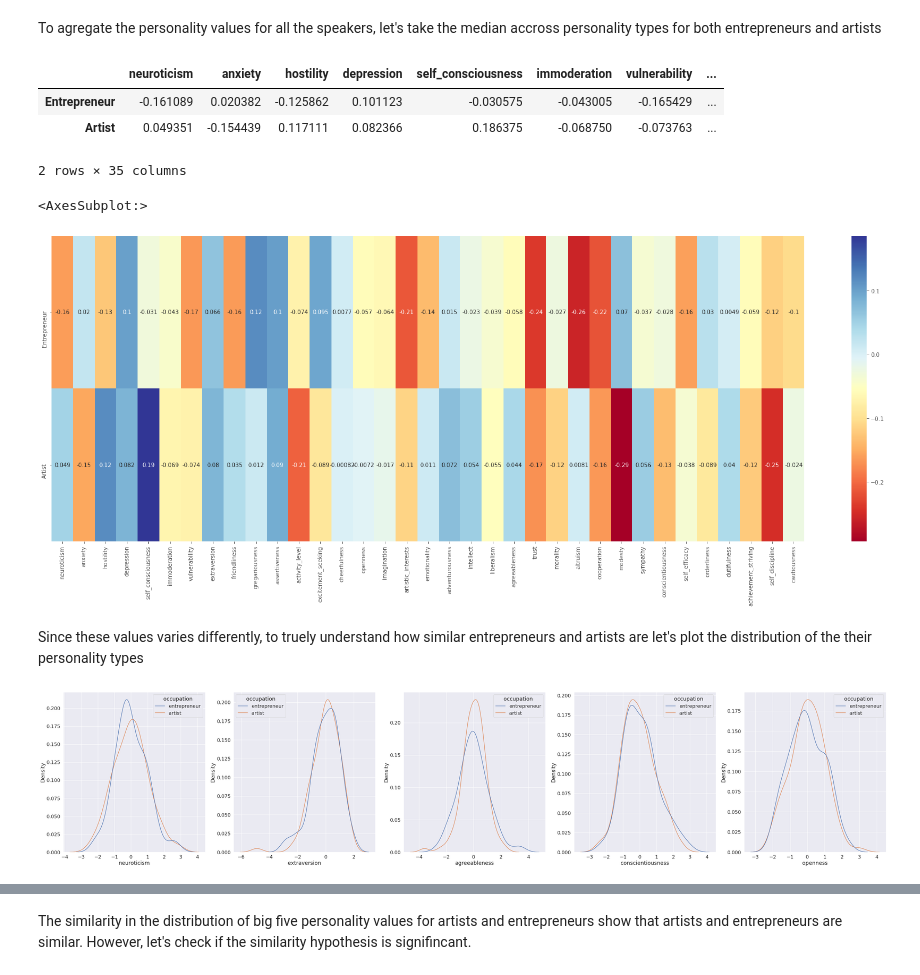
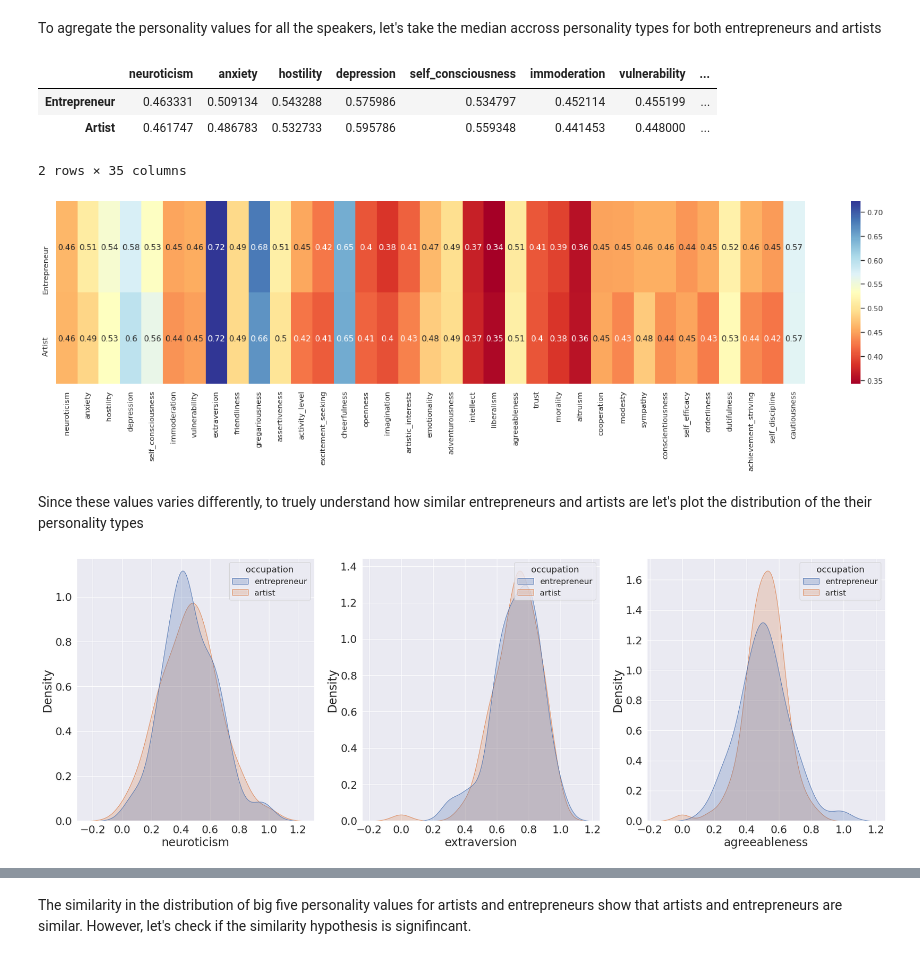
Before and after one commit to epfl-ada/ada-2021-project-madry, a Jupyter notebook: entrepreneur_artist_compare.ipynb, the cells around one changed output, grey strips where cells are left out. Drawn from its saved outputs; the diff is of its cells as text; code cells hidden in the pictures.

```diff
--- a/entrepreneur_artist_compare.ipynb
+++ b/entrepreneur_artist_compare.ipynb
@@ -228,33 +228,33 @@ Since the each personality type values are of different range, we need to standa
 # %%
 personality_append = entrepreneur_personality.append(artist_personality)
 # %%
-personality_append_norm = (personality_append - personality_append.mean())/personality_append.std()
+personality_append_norm = (personality_append - personality_append.min())/(personality_append.max()-personality_append.min())
 # %%
 entrepreneur_personality_norm = personality_append_norm[:100]
 artist_personality_norm = personality_append_norm[100:]
 # %% [markdown]
 To agregate the personality values for all the speakers, let's take the median accross personality types for both entrepreneurs and artists
 # %%
-overall_entrepreneur_personality = entrepreneur_personality_norm.median(axis=0)
-overall_artist_personality = artist_personality_norm.median(axis=0)
+overall_entrepreneur_personality = entrepreneur_personality_norm.mean(axis=0)
+overall_artist_personality = artist_personality_norm.mean(axis=0)
 # %%
 overall_personality = pd.DataFrame([overall_entrepreneur_personality, overall_artist_personality], index=['Entrepreneur', 'Artist'])
 # %%
 overall_personality
 # %% [output]
 |  | neuroticism | anxiety | hostility | depression | self_consciousness | immoderation | vulnerability | ... |
-| Entrepreneur | -0.161089 | 0.020382 | -0.125862 | 0.101123 | -0.030575 | -0.043005 | -0.165429 | ... |
-| Artist | 0.049351 | -0.154439 | 0.117111 | 0.082366 | 0.186375 | -0.068750 | -0.073763 | ... |
+| Entrepreneur | 0.463331 | 0.509134 | 0.543288 | 0.575986 | 0.534797 | 0.452114 | 0.455199 | ... |
+| Artist | 0.461747 | 0.486783 | 0.532733 | 0.595786 | 0.559348 | 0.441453 | 0.448000 | ... |
 2 rows × 35 columns
 # %%
 import seaborn as sns
 import matplotlib.pyplot as plt
 
-fig, ax = plt.subplots(figsize=(30,10))
+fig, ax = plt.subplots(figsize=(25,5))
 sns.heatmap(overall_personality, ax=ax, annot=True, cmap='RdYlBu')
+sns.set(font_scale = 1)
 # %% [output]
-<AxesSubplot:>
-[figure, old version]
+[figure, new version]
 # %% [markdown]
 Since these values varies differently, to truely understand how similar entrepreneurs and artists are let's plot the distribution of the their personality types
 # %%
@@ -264,9 +264,9 @@ entrepreneur_personality_n['occupation'] = 'entrepreneur'
 artist_personality_n['occupation'] = 'artist'
 entrepreneur_artist_personality = pd.concat([entrepreneur_personality_n, artist_personality_n]).reset_index()
 # %%
-fig, axes = plt.subplots(1, 5, figsize=(50, 10))
-for i, attr in enumerate(['neuroticism', 'extraversion', 'agreeableness', 'conscientiousness', 'openness']):
+fig, axes = plt.subplots(1, 3, figsize=(30, 10))
+for i, attr in enumerate(['neuroticism', 'extraversion', 'agreeableness']):
     sns.set(font_scale = 1.5)
-    sns.kdeplot(data=entrepreneur_artist_personality, x=attr, hue='occupation', ax=axes[i])
+    sns.kdeplot(data=entrepreneur_artist_personality, x=attr, hue='occupation', shade=True, ax=axes[i])
 # %% [output]
-[figure, old version]
+[figure, new version]
```
Also changed, not shown: parts of 4 cells of this notebook.
